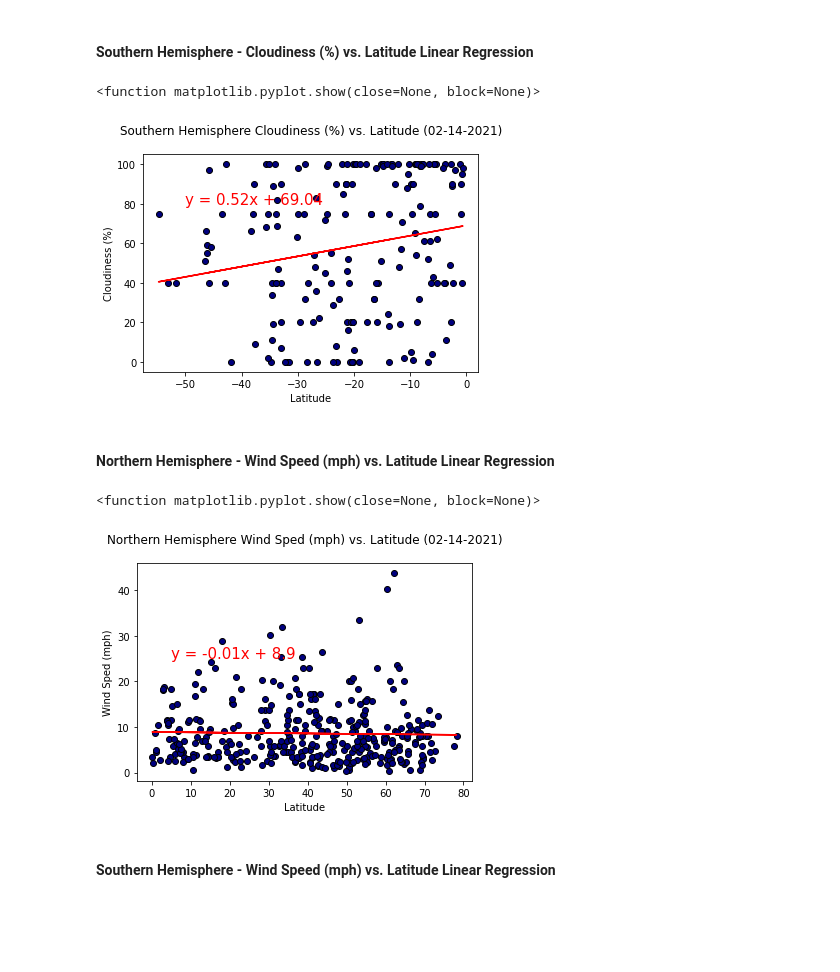
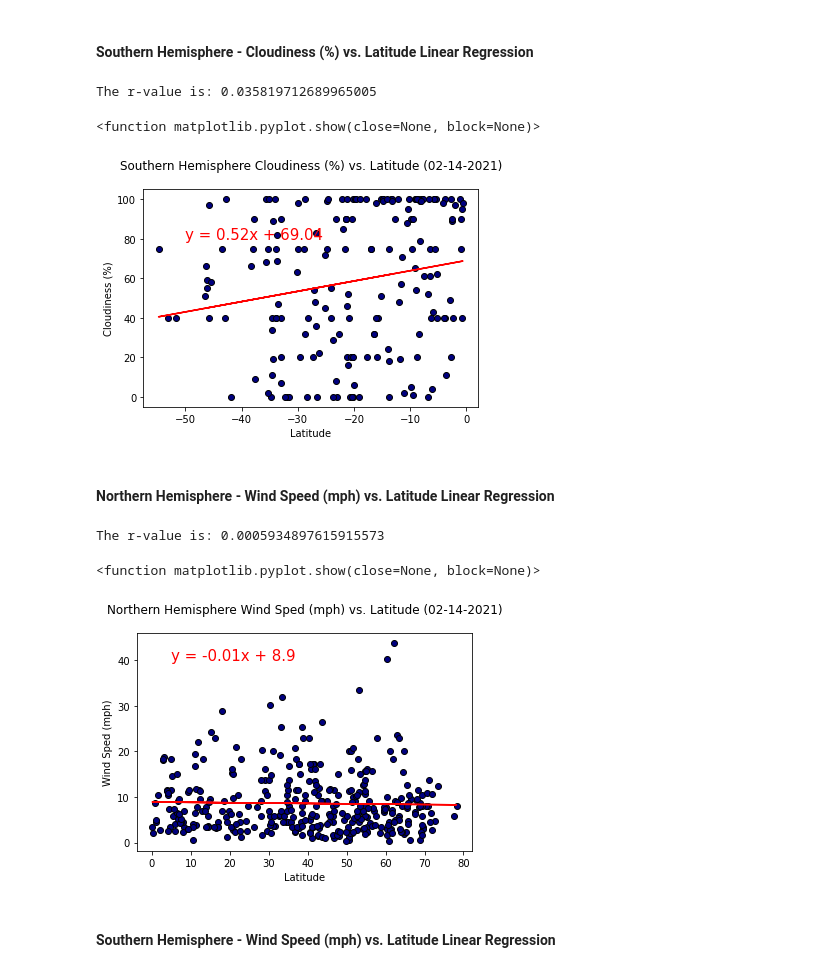
Before and after one commit to safetyh546/python-api-challenge, a Jupyter notebook: WeatherPy/WeatherPy.ipynb, the cells around one changed output. Drawn from its saved outputs; the diff is of its cells as text; code cells hidden in the pictures; blank space fills up the shorter version.

```diff
--- a/WeatherPy/WeatherPy.ipynb
+++ b/WeatherPy/WeatherPy.ipynb
@@ -434,39 +444,43 @@ plt.ylabel(VarLabel)
 plt.title(HemLabel+" "+ VarLabel+" vs. Latitude ("+str(DT)+")",pad=20)
 
 plt.savefig(HemLabel+"_LatitudeVs"+Var+"_Regression")
+print(f"The r-value is: {rvalue**2}")
 plt.show
 # %% [output]
-<function matplotlib.pyplot.show(close=None, block=None)>
+The r-value is: 0.035819712689965005
+<function matplotlib.pyplot.show(close=None, block=None)>
 [figure]
 # %% [markdown]
 ####  Northern Hemisphere - Wind Speed (mph) vs. Latitude Linear Regression
 # %%
 Var = 'Wind Speed'
 VarLabel = 'Wind Sped (mph)'
 HemLabel = 'Northern Hemisphere'
 x_values = NorthernHemDF['Lat'].astype(float)
 y_values = NorthernHemDF[Var].astype(float)
 
 DT = datetime.utcfromtimestamp(clean_city_data.loc[0,"Date"]).strftime('%m-%d-%Y')
 
 (slope, intercept, rvalue, pvalue, stderr) = linregress(x_values, y_values)
 regress_values = x_values * slope + intercept
 line_eq = "y = " + str(round(slope,2)) + "x + " + str(round(intercept,2))
 correlation = st.pearsonr(x_values,y_values)
 
 plt.scatter(x_values, y_values, marker="o", facecolors="navy",edgecolors="black")
 plt.plot(x_values,regress_values,"r-")
-plt.annotate(line_eq,(5,25),fontsize=15,color="red")
+plt.annotate(line_eq,(5,40),fontsize=15,color="red")
 #plt.xlim(-5,100)
 plt.xlabel("Latitude")
 plt.ylabel(VarLabel)
 plt.title(HemLabel+" "+ VarLabel+" vs. Latitude ("+str(DT)+")",pad=20)
 
 plt.savefig(HemLabel+"_LatitudeVs"+Var+"_Regression")
+print(f"The r-value is: {rvalue**2}")
 plt.show
 # %% [output]
-<function matplotlib.pyplot.show(close=None, block=None)>
+The r-value is: 0.0005934897615915573
+<function matplotlib.pyplot.show(close=None, block=None)>
-[figure, old version]
+[figure, new version]
 # %% [markdown]
 ####  Southern Hemisphere - Wind Speed (mph) vs. Latitude Linear Regression
 # %%
```
Also changed, not shown: parts of 6 cells of this notebook, 2 other files.
